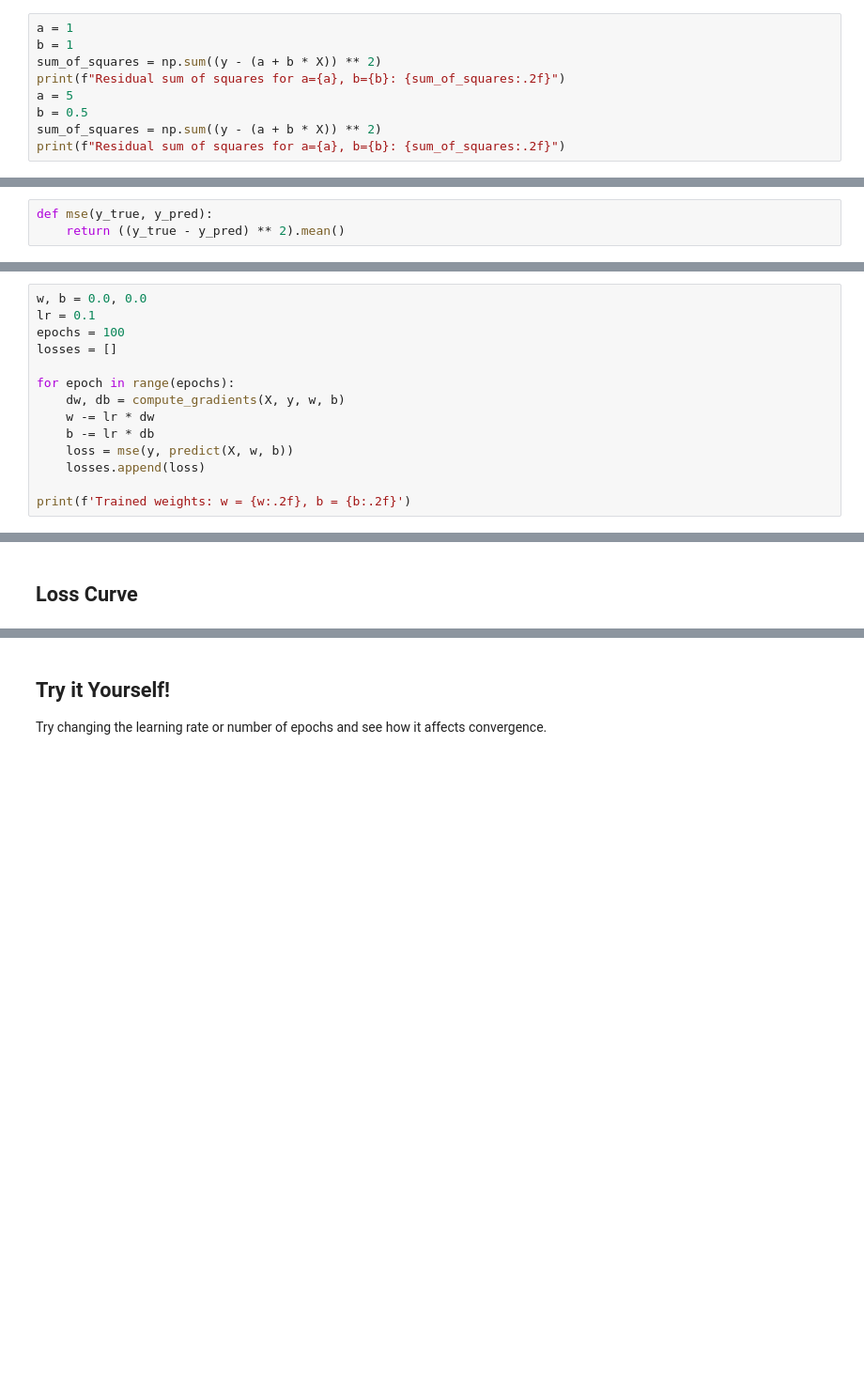
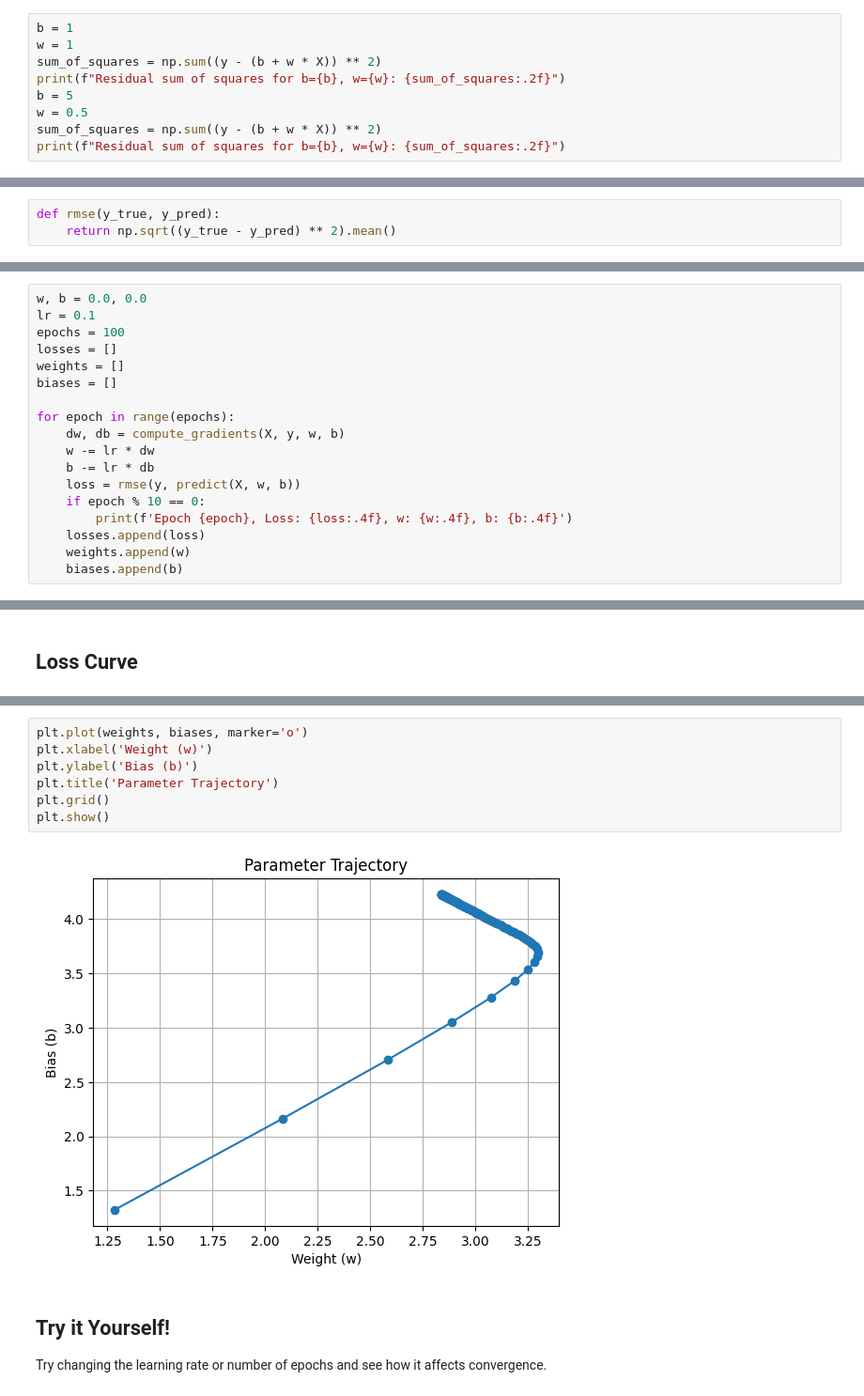
Before and after one commit to andrewcparnell/STAT41130, a Jupyter notebook: code/D1C1.ipynb, the cells around one changed output, grey strips where cells are left out. Shown at 94% size. Cells and saved outputs as stored; diff of their text form; blank space fills up the shorter version.

```diff
--- a/code/D1C1.ipynb
+++ b/code/D1C1.ipynb
@@ -34,10 +34,10 @@ We will choose some values of a and b and look at the values of the residual sum
 # %%
-a = 1
 b = 1
-sum_of_squares = np.sum((y - (a + b * X)) ** 2)
-print(f"Residual sum of squares for a={a}, b={b}: {sum_of_squares:.2f}")
-a = 5
-b = 0.5
-sum_of_squares = np.sum((y - (a + b * X)) ** 2)
-print(f"Residual sum of squares for a={a}, b={b}: {sum_of_squares:.2f}")
+w = 1
+sum_of_squares = np.sum((y - (b + w * X)) ** 2)
+print(f"Residual sum of squares for b={b}, w={w}: {sum_of_squares:.2f}")
+b = 5
+w = 0.5
+sum_of_squares = np.sum((y - (b + w * X)) ** 2)
+print(f"Residual sum of squares for b={b}, w={w}: {sum_of_squares:.2f}")
 # %% [output]
@@ -52,8 +52,8 @@ def predict(X, w, b):
 # %% [markdown]
 ## Loss Function: Mean Squared Error
 # %%
-def mse(y_true, y_pred):
-    return ((y_true - y_pred) ** 2).mean()
+def rmse(y_true, y_pred):
+    return np.sqrt((y_true - y_pred) ** 2).mean()
 # %% [markdown]
 ## Gradient Descent Step
 # %%
@@ -70,12 +70,16 @@ w, b = 0.0, 0.0
 lr = 0.1
 epochs = 100
 losses = []
+weights = []
+biases = []
 
 for epoch in range(epochs):
     dw, db = compute_gradients(X, y, w, b)
     w -= lr * dw
     b -= lr * db
-    loss = mse(y, predict(X, w, b))
+    loss = rmse(y, predict(X, w, b))
+    if epoch % 10 == 0:
+        print(f'Epoch {epoch}, Loss: {loss:.4f}, w: {w:.4f}, b: {b:.4f}')
     losses.append(loss)
-
-print(f'Trained weights: w = {w:.2f}, b = {b:.2f}')
+    weights.append(w)
+    biases.append(b)
@@ -99,3 +121,12 @@ plt.show()
+# %%
+plt.plot(weights, biases, marker='o')
+plt.xlabel('Weight (w)')
+plt.ylabel('Bias (b)')
+plt.title('Parameter Trajectory')
+plt.grid()
+plt.show()
+# %% [output]
+[figure, added]
 # %% [markdown]
 ## Try it Yourself!
 Try changing the learning rate or number of epochs and see how it affects convergence.
```
Also changed, not shown: parts of 6 cells of this notebook, 6 other files.
